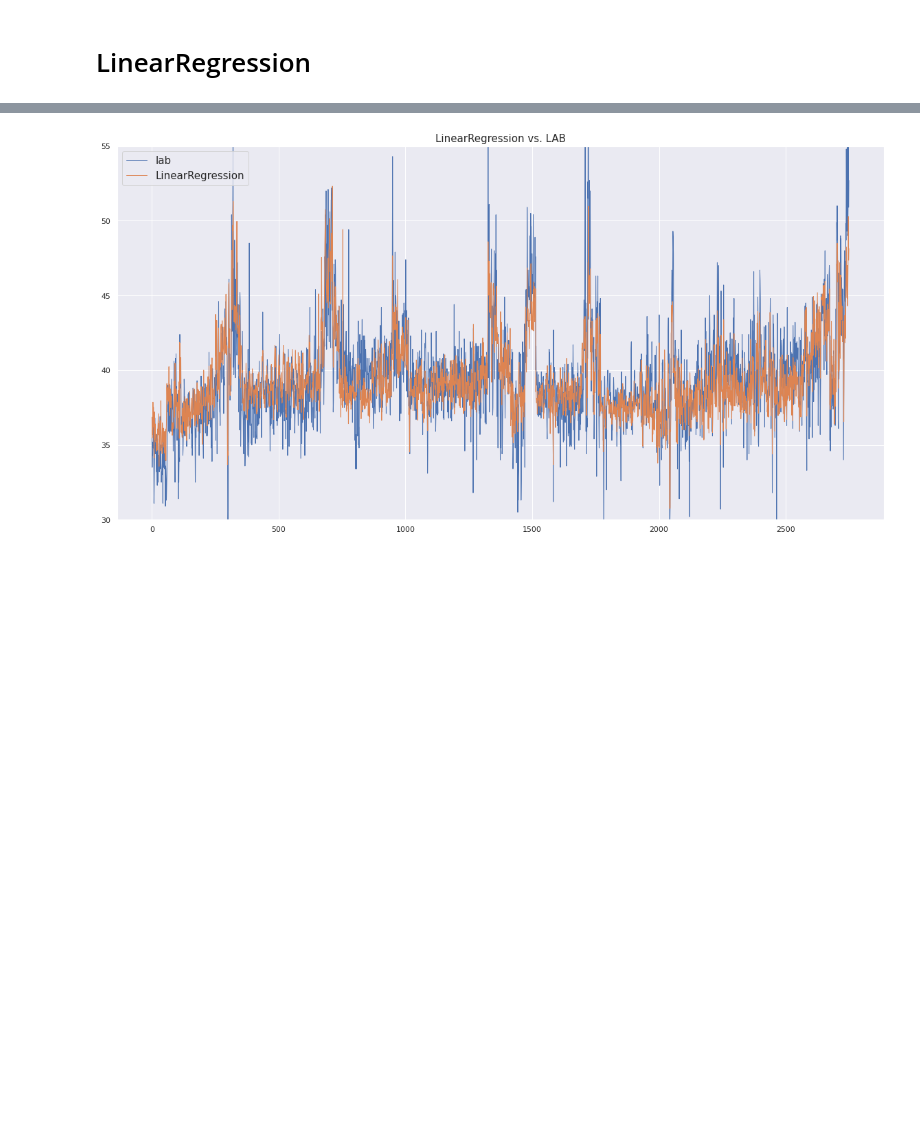
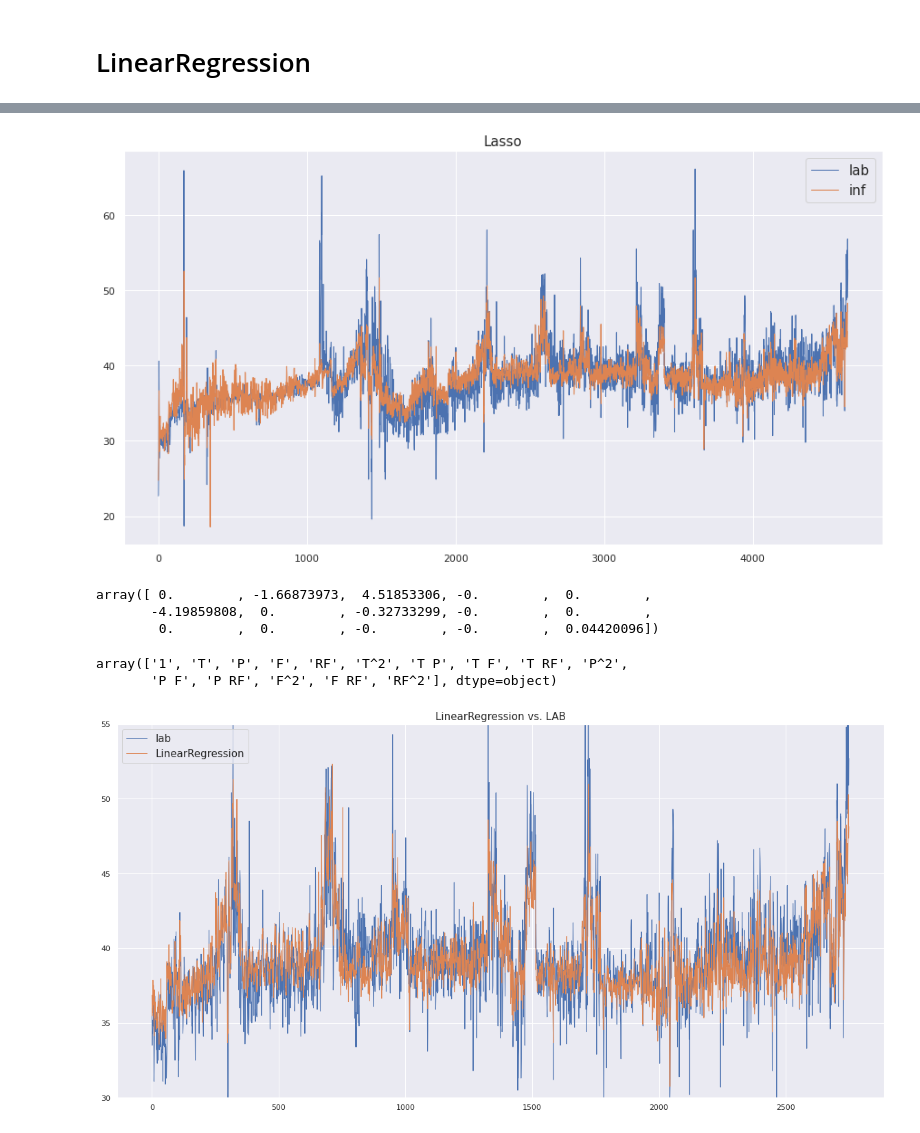
Before and after one commit to hoonzi-s/APC, a Jupyter notebook: #1ALK_213BTMRVP_R6.ipynb, the cells around one changed output, grey strips where cells are left out. Saved outputs shown, nothing was run; the diff lists cells and outputs as text; code cells hidden in the pictures; blank space fills up the shorter version.

```diff
--- a/#1ALK_213BTMRVP_R6.ipynb
+++ b/#1ALK_213BTMRVP_R6.ipynb
@@ -174,3 +235,23 @@ new
+# %%
+plt.figure(figsize = (15, 8))
+plt.plot(np.arange(len(y)), y, lw = 1, label = 'lab')
+plt.plot(np.arange(len(y)), inf, lw = 1, label = 'inf')
+plt.title('Lasso', fontsize = 15)
+plt.legend(fontsize = 15)
+plt.show()
+# %% [output]
+[figure, added]
+# %%
+model.coef_
+# %% [output]
+array([ 0.        , -1.66873973,  4.51853306, -0.        ,  0.        ,
+       -4.19859808,  0.        , -0.32733299, -0.        ,  0.        ,
+        0.        ,  0.        , -0.        , -0.        ,  0.04420096])
+# %%
+pf.get_feature_names_out()
+# %% [output]
+array(['1', 'T', 'P', 'F', 'RF', 'T^2', 'T P', 'T F', 'T RF', 'P^2',
+       'P F', 'P RF', 'F^2', 'F RF', 'RF^2'], dtype=object)
 # %%
 plt.figure(figsize = (20, 10))
 plt.plot(np.arange(2750), lab, label = 'lab', lw = 1)
```
Also changed, not shown: parts of 49 cells of this notebook.
